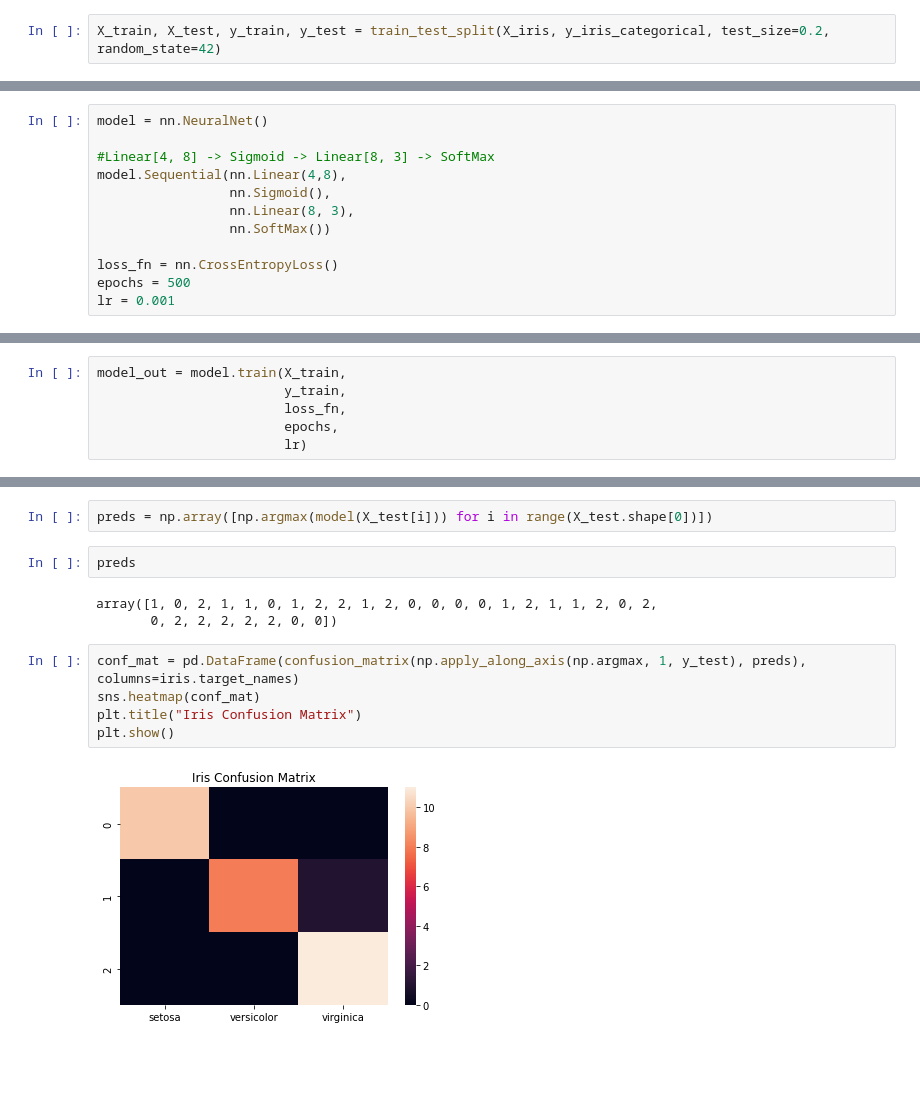
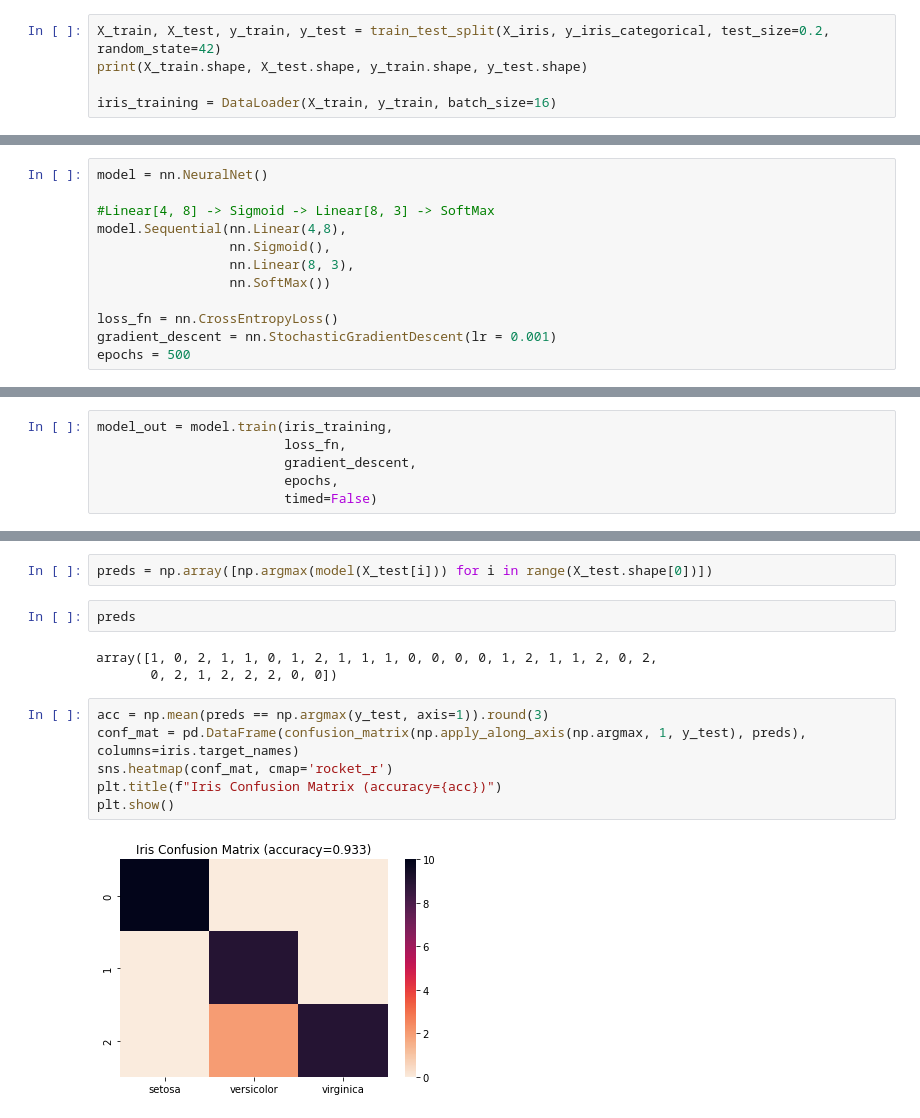
Before and after one commit to AlephEleven/NeuralNet, a Jupyter notebook: examples/Iris.ipynb, the cells around one changed output, grey strips where cells are left out. Drawn from its saved outputs; the diff is of its cells as text; blank space fills up the shorter version.

Commit message:
added mini-batch/SGD and DataLoader, change expls.

```diff
--- a/examples/Iris.ipynb
+++ b/examples/Iris.ipynb
@@ -67,3 +68,6 @@ array([[1., 0., 0.],
        [0., 1., 0.]])
 # %%
 X_train, X_test, y_train, y_test = train_test_split(X_iris, y_iris_categorical, test_size=0.2, random_state=42)
+print(X_train.shape, X_test.shape, y_train.shape, y_test.shape)
+
+iris_training = DataLoader(X_train, y_train, batch_size=16)
@@ -83,16 +85,16 @@ model.Sequential(nn.Linear(4,8),
                  nn.SoftMax())
 
 loss_fn = nn.CrossEntropyLoss()
+gradient_descent = nn.StochasticGradientDescent(lr = 0.001)
 epochs = 500
-lr = 0.001
 # %%
 model.hyperparameters
 # %% [output]
 67
 # %%
-model_out = model.train(X_train,
-                        y_train,
+model_out = model.train(iris_training,
                         loss_fn,
+                        gradient_descent,
                         epochs,
-                        lr)
+                        timed=False)
 # %% [output]
@@ -117,12 +119,13 @@ preds = np.array([np.argmax(model(X_test[i])) for i in range(X_test.shape[0])])
 # %%
 preds
 # %% [output]
-array([1, 0, 2, 1, 1, 0, 1, 2, 2, 1, 2, 0, 0, 0, 0, 1, 2, 1, 1, 2, 0, 2,
-       0, 2, 2, 2, 2, 2, 0, 0])
+array([1, 0, 2, 1, 1, 0, 1, 2, 1, 1, 1, 0, 0, 0, 0, 1, 2, 1, 1, 2, 0, 2,
+       0, 2, 1, 2, 2, 2, 0, 0])
 # %%
+acc = np.mean(preds == np.argmax(y_test, axis=1)).round(3)
 conf_mat = pd.DataFrame(confusion_matrix(np.apply_along_axis(np.argmax, 1, y_test), preds), columns=iris.target_names)
-sns.heatmap(conf_mat)
-plt.title("Iris Confusion Matrix")
+sns.heatmap(conf_mat, cmap='rocket_r')
+plt.title(f"Iris Confusion Matrix (accuracy={acc})")
 plt.show()
 # %% [output]
-[figure, old version]
+[figure, new version]
```
Also changed, not shown: parts of 5 cells of this notebook, 2 other files.
